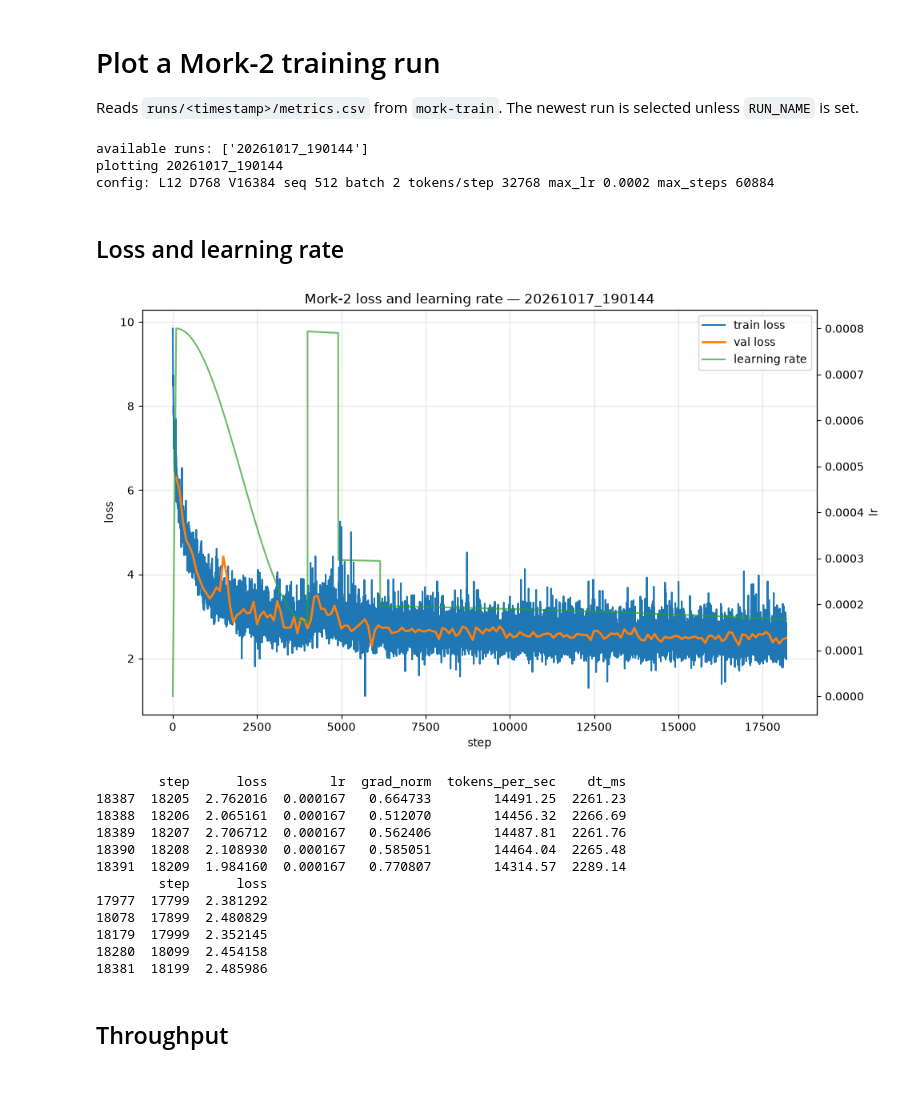
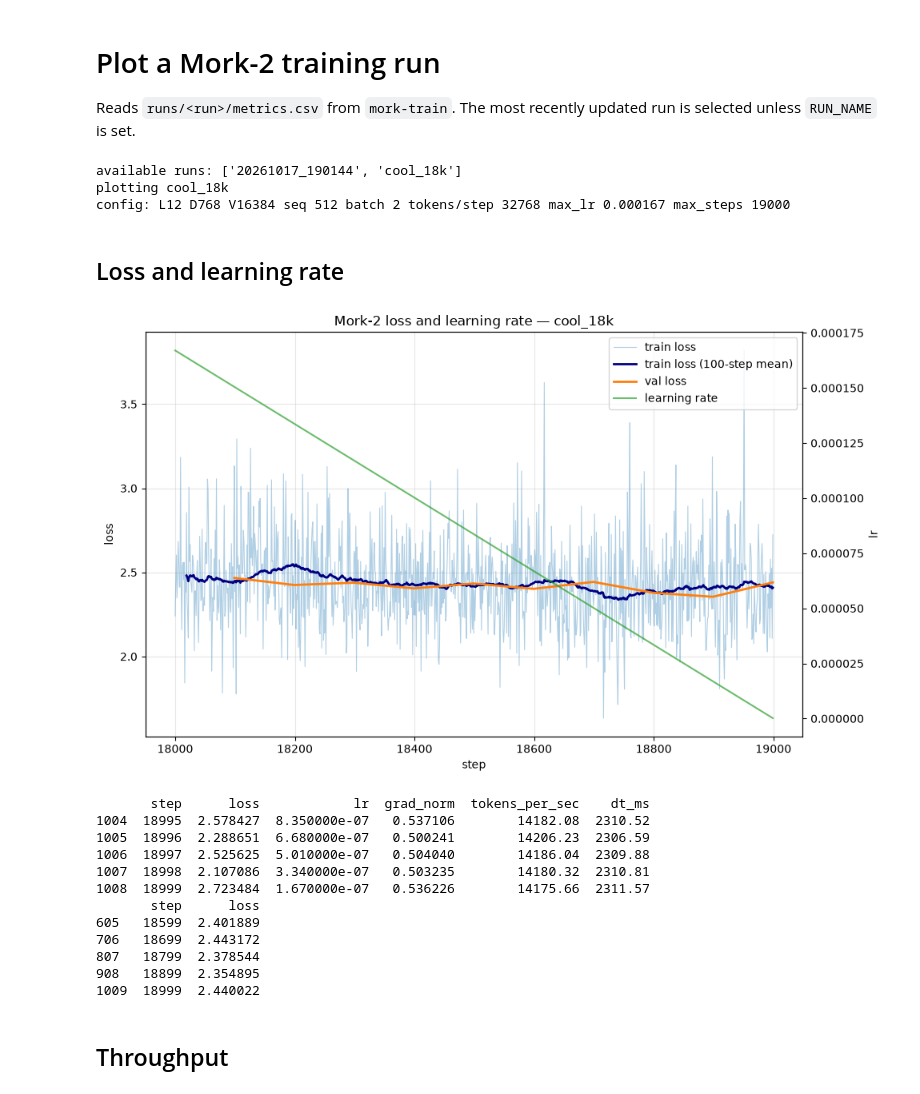
Before and after one commit to Mart100/mork-2, a Jupyter notebook: notebooks/plot_run.ipynb, the cells around one changed output. Cells and saved outputs as stored; diff of their text form; code cells hidden in the pictures.

```diff
--- a/notebooks/plot_run.ipynb
+++ b/notebooks/plot_run.ipynb
@@ -1,7 +1,7 @@
 # %% [markdown]
 # Plot a Mork-2 training run
 
-Reads `runs/<timestamp>/metrics.csv` from `mork-train`. The newest run is selected unless `RUN_NAME` is set.
+Reads `runs/<run>/metrics.csv` from `mork-train`. The most recently updated run is selected unless `RUN_NAME` is set.
 # %%
 import json
 from pathlib import Path
@@ -11,9 +11,13 @@ import matplotlib.pyplot as plt
 import pandas as pd
 
 RUNS_DIR = Path("../runs")
-RUN_NAME = None  # e.g. "20261018_120000"
+RUN_NAME = None  # e.g. "20261018_120000" or "cool_18k"
 
-runs = sorted(p for p in RUNS_DIR.glob("*") if p.is_dir() and (p / "metrics.csv").exists())
+# Most recently written run last; names like cool_18k don't sort by time.
+runs = sorted(
+    (p for p in RUNS_DIR.glob("*") if p.is_dir() and (p / "metrics.csv").exists()),
+    key=lambda p: (p / "metrics.csv").stat().st_mtime,
+)
 print("available runs:", [r.name for r in runs] or "(none)")
 
 if RUN_NAME is not None:
@@ -47,59 +51,67 @@ else:
     train = df.loc[df["split"] == "train"].copy()
     val = df.loc[df["split"] == "val"].copy()
 # %% [output]
-available runs: ['20261017_190144']
-plotting 20261017_190144
-config: L12 D768 V16384 seq 512 batch 2 tokens/step 32768 max_lr 0.0002 max_steps 60884
+available runs: ['20261017_190144', 'cool_18k']
+plotting cool_18k
+config: L12 D768 V16384 seq 512 batch 2 tokens/step 32768 max_lr 0.000167 max_steps 19000
 # %% [markdown]
 ## Loss and learning rate
 # %%
+SMOOTH_STEPS = 100  # window for the averaged train-loss line
+
 if train is None:
     print("nothing to plot yet")
 else:
     fig, ax_loss = plt.subplots(figsize=(10, 6))
-    ax_loss.plot(train["step"], train["loss"], label="train loss", linewidth=1.5)
+    ax_loss.plot(
+        train["step"], train["loss"], label="train loss", linewidth=0.8, alpha=0.35, color="tab:blue"
+    )
+    smooth = train["loss"].rolling(SMOOTH_STEPS, min_periods=max(1, SMOOTH_STEPS // 5)).mean()
+    ax_loss.plot(
+        train["step"], smooth, label=f"train loss ({SMOOTH_STEPS}-step mean)", linewidth=2, color="navy"
+    )
     if not val.empty:
-        ax_loss.plot(val["step"], val["loss"], label="val loss", linewidth=2)
+        ax_loss.plot(val["step"], val["loss"], label="val loss", linewidth=2, color="tab:orange")
     ax_loss.set_ylabel("loss")
     ax_loss.set_xlabel("step")
     ax_loss.set_title(f"Mork-2 loss and learning rate — {RUN.name}")
     ax_loss.grid(True, alpha=0.3)
 
     ax_lr = ax_loss.twinx()
     ax_lr.plot(
         train["step"],
         train["lr"],
         label="learning rate",
         color="tab:green",
         linewidth=1.5,
         alpha=0.7,
     )
     ax_lr.set_ylabel("lr")
 
     lines, labels = ax_loss.get_legend_handles_labels()
     lines2, labels2 = ax_lr.get_legend_handles_labels()
     ax_loss.legend(lines + lines2, labels + labels2, loc="upper right")
     plt.tight_layout()
     plt.show()
 
     cols = [c for c in ("step", "loss", "lr", "grad_norm", "tokens_per_sec", "dt_ms") if c in train.columns]
     print(train[cols].tail())
     if not val.empty:
         print(val[["step", "loss"]].tail())
 # %% [output]
-[figure, old version]
+[figure, new version]
-        step      loss        lr  grad_norm  tokens_per_sec    dt_ms
-18387  18205  2.762016  0.000167   0.664733        14491.25  2261.23
-18388  18206  2.065161  0.000167   0.512070        14456.32  2266.69
-18389  18207  2.706712  0.000167   0.562406        14487.81  2261.76
-18390  18208  2.108930  0.000167   0.585051        14464.04  2265.48
-18391  18209  1.984160  0.000167   0.770807        14314.57  2289.14
-        step      loss
-17977  17799  2.381292
-18078  17899  2.480829
-18179  17999  2.352145
-18280  18099  2.454158
-18381  18199  2.485986
+       step      loss            lr  grad_norm  tokens_per_sec    dt_ms
+1004  18995  2.578427  8.350000e-07   0.537106        14182.08  2310.52
+1005  18996  2.288651  6.680000e-07   0.500241        14206.23  2306.59
+1006  18997  2.525625  5.010000e-07   0.504040        14186.04  2309.88
+1007  18998  2.107086  3.340000e-07   0.503235        14180.32  2310.81
+1008  18999  2.723484  1.670000e-07   0.536226        14175.66  2311.57
+       step      loss
+605   18599  2.401889
+706   18699  2.443172
+807   18799  2.378544
+908   18899  2.354895
+1009  18999  2.440022
 # %% [markdown]
 ## Throughput
 # %%
```
Also changed, not shown: parts of 2 cells of this notebook, 5 other files.
